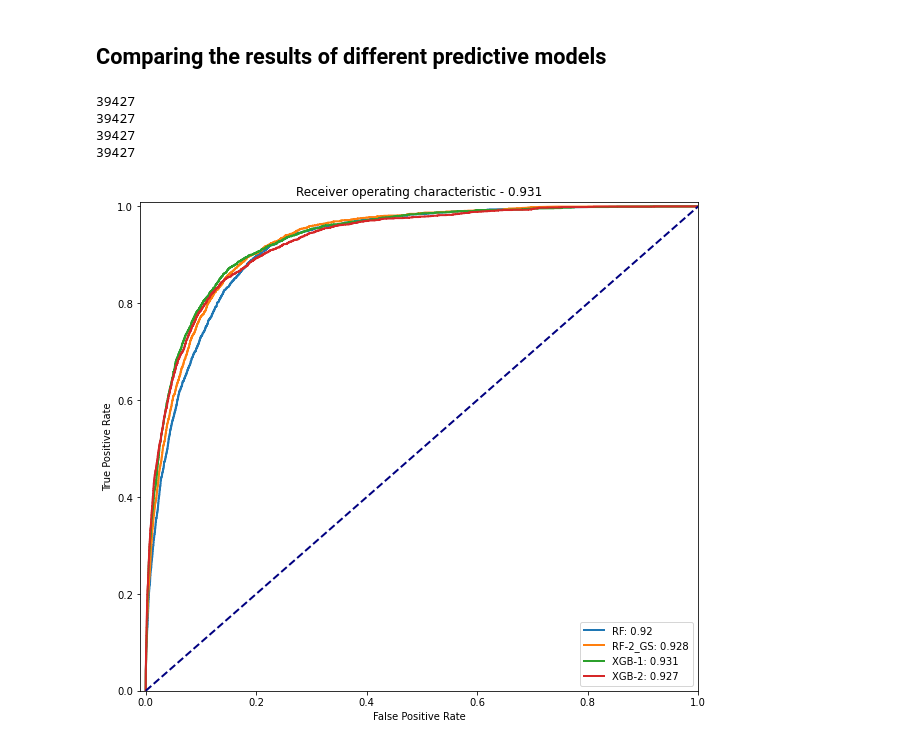
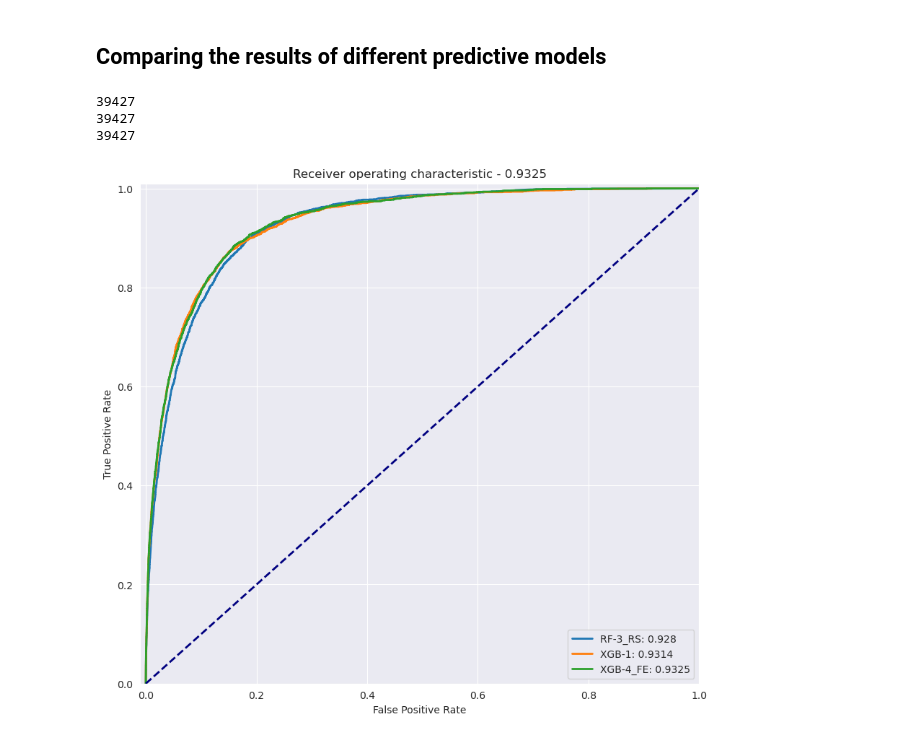
Before and after one commit to MishaDar22/Suspicious_network_event_recognition, a Jupyter notebook: 3_XGB.ipynb, the cells around one changed output. Drawn from its saved outputs; the diff is of its cells as text; code cells hidden in the pictures.

```diff
--- a/3_XGB.ipynb
+++ b/3_XGB.ipynb
@@ -201,9 +322,9 @@ numeric_categorical_features = [
     ("p8d", 2)
 ]
 # Select numeric continue feature for normalisation.
-numeric_continue_features = ["thrcnt_month", "thrcnt_week", "thrcnt_day", "timestamp_dist", "correlatedcount"]
+numeric_continue_features = ["thrcnt_month", "thrcnt_week", "thrcnt_day", "timestamp_dist"]
 # Black list with variables, that won't be used for making predictions
-feature_black_list = ['grandparent_category', 'n10']
+feature_black_list = ['grandparent_category']
 need_to_preproc = "ip"
 # Manually selected variable for One Hot Encoding
 one_hot_encoding = ["weekday"]
@@ -325,12 +447,14 @@ save_model_and_results('model_xgb_3', modelXGB)
 # %% [markdown]
 ## Making prediction for competition
 # %%
+preprocessed_train_df, preprocessed_test_df, features, _ = preprocessing_data(df_train, df_test, target, features_for_preprocessing)
 params = {
     'subsample': 0.9,
     'colsample_bytree': 0.5,
     'lambdax': 1,
     'max_depth':24,
-    'early_stopping_rounds': 50
+    'early_stopping_rounds': 30,
+    'eta': 0.025
 }
-make_prediction_xgb(train_df=preprocessed_train_df, test_df=preprocessed_test_df, features=features, target=target, test_size = 0.1, file='results_5_xgb', **params)
+make_prediction_xgb(train_df=preprocessed_train_df, test_df=preprocessed_test_df, features=features, target=target, random_state=None, file='results_7_xgb', **params)
 # %% [output]
@@ -354,34 +479,36 @@ Length valid: 3943
 # %% [markdown]
 ## Comparing the results of different predictive models
 # %%
-with open("output/models/model_RF_1.p", "rb") as fp:
-    model_RF_1 = pickle.load(fp)
+# with open("output/models/model_RF_1.p", "rb") as fp:
+#     model_RF_1 = pickle.load(fp)
+#
+# with open("output/models/model_RF_2.p", "rb") as fp:
+#     model_RF_2 = pickle.load(fp)
 
-with open("output/models/model_RF_2.p", "rb") as fp:
-    model_RF_2 = pickle.load(fp)
-
-# with open("output/models/model_RF_3.p", "rb") as fp:
-#     model_RF_3 = pickle.load(fp)
+with open("output/models/model_RF_3.p", "rb") as fp:
+    model_RF_3 = pickle.load(fp)
 
 with open("output/models/model_xgb_1.p", "rb") as fp:
     model_xgb_1 = pickle.load(fp)
 
-with open("output/models/model_xgb_2.p", "rb") as fp:
-    model_xgb_2 = pickle.load(fp)
+# with open("output/models/model_xgb_2.p", "rb") as fp:
+#     model_xgb_2 = pickle.load(fp)
+
+with open("output/models/model_xgb_4.p", "rb") as fp:
+    model_xgb_4 = pickle.load(fp)
 # %%
 # Prepare data for the AUC-ROC curve
 res2plot = []
 true = preprocessed_train_df[target].sort_index()
-for result in [model_RF_1, model_RF_2, model_xgb_1, model_xgb_2]:
+for result in [model_RF_3, model_xgb_1, model_xgb_4]:
     pred = pd.Series(sum(result["predictions"], []), index=sum(result["indices"], [])).sort_index()
     print(len(pred))
     res2plot.append((true, pred, result["name"]))
 
 # Plot AUC-ROC curves
 plot_roc_auc(res2plot)
 # %% [output]
 39427
 39427
 39427
-39427
-[figure, old version]
+[figure, new version]
```
Also changed, not shown: parts of 10 cells of this notebook, 5 other files.
